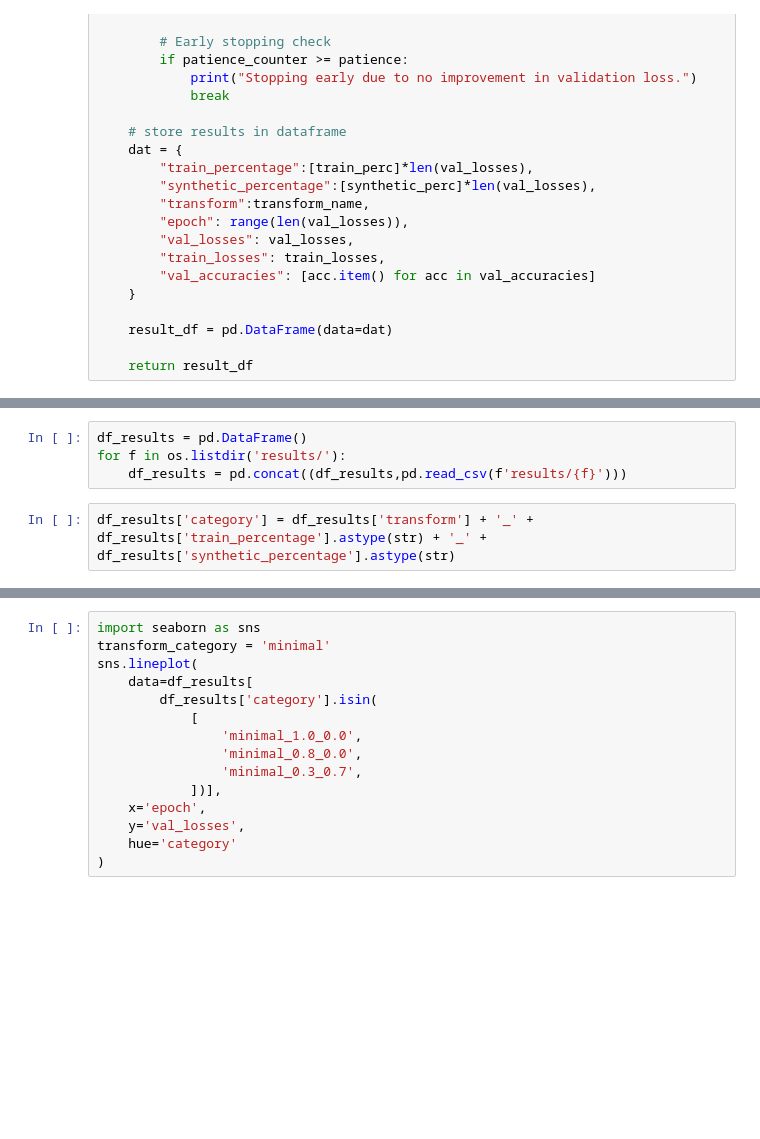
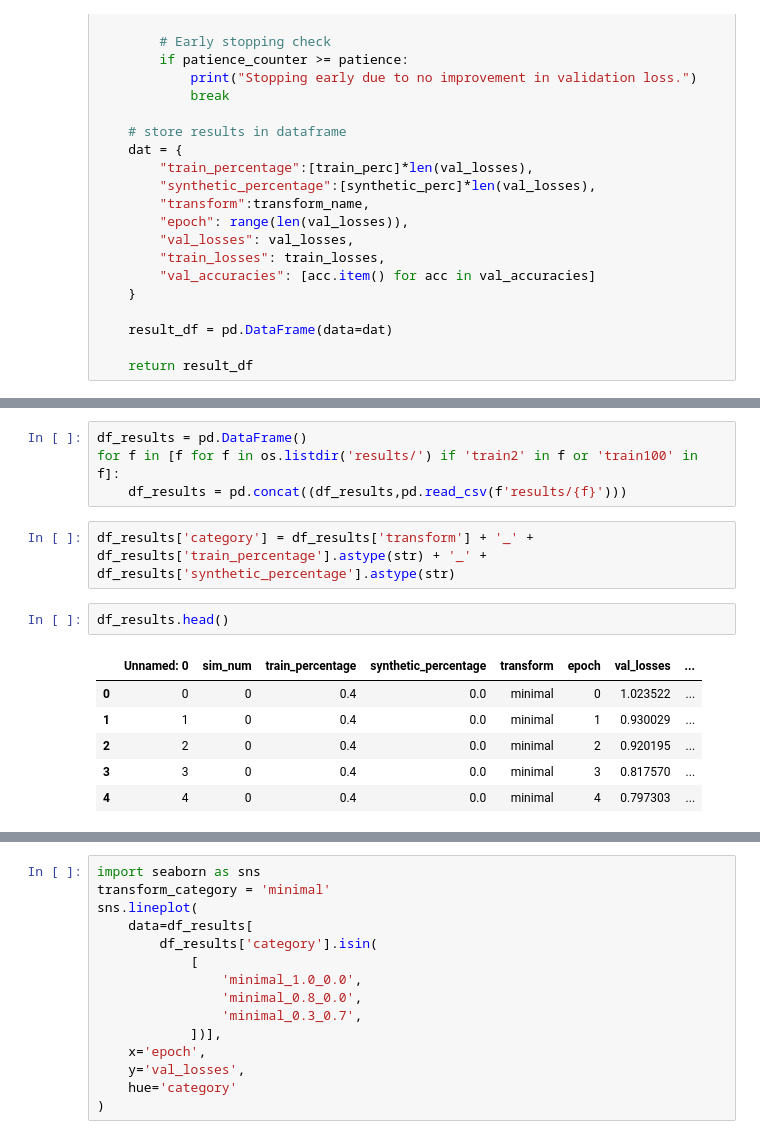
Before and after one commit to dan-kwon/MAS-thesis, a Jupyter notebook: convolutional_neural_network.ipynb, the cells around one changed output, grey strips where cells are left out. Cells and saved outputs as stored; diff of their text form; blank space fills up the shorter version.

```diff
--- a/convolutional_neural_network.ipynb
+++ b/convolutional_neural_network.ipynb
@@ -209,7 +225,16 @@ KeyboardInterrupt:
 # %%
 df_results = pd.DataFrame()
-for f in os.listdir('results/'):
+for f in [f for f in os.listdir('results/') if 'train2' in f or 'train100' in f]:
     df_results = pd.concat((df_results,pd.read_csv(f'results/{f}')))
 # %%
 df_results['category'] = df_results['transform'] + '_' + df_results['train_percentage'].astype(str) + '_' +  df_results['synthetic_percentage'].astype(str)
+# %%
+df_results.head()
+# %% [output]
+|  | Unnamed: 0 | sim_num | train_percentage | synthetic_percentage | transform | epoch | val_losses | ... |
+| 0 | 0 | 0 | 0.4 | 0.0 | minimal | 0 | 1.023522 | ... |
+| 1 | 1 | 0 | 0.4 | 0.0 | minimal | 1 | 0.930029 | ... |
+| 2 | 2 | 0 | 0.4 | 0.0 | minimal | 2 | 0.920195 | ... |
+| 3 | 3 | 0 | 0.4 | 0.0 | minimal | 3 | 0.817570 | ... |
+| 4 | 4 | 0 | 0.4 | 0.0 | minimal | 4 | 0.797303 | ... |
 # %%
```
Also changed, not shown: parts of 3 cells of this notebook.
